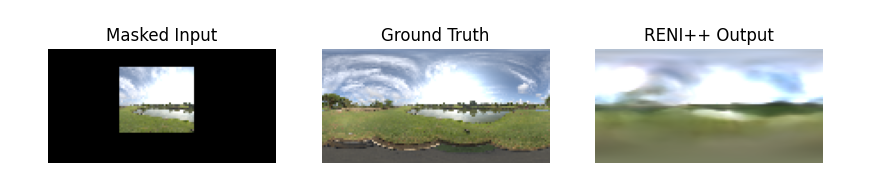
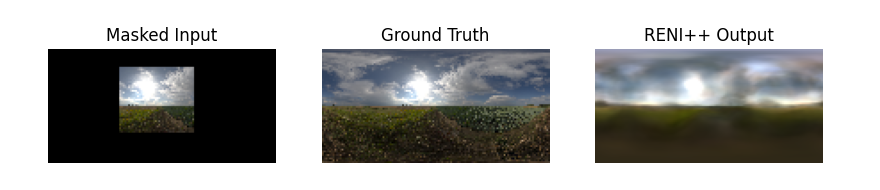
Before and after one commit to JADGardner/ns_reni, a Jupyter notebook: notebooks/outpainting_example.ipynb, the cells around one changed output. Cells and saved outputs as stored; diff of their text form; code cells hidden in the pictures.

Commit message:
inital updates to work with latest nerfstudio

```diff
--- a/notebooks/outpainting_example.ipynb
+++ b/notebooks/outpainting_example.ipynb
@@ -17,20 +17,20 @@ from reni.utils.utils import find_nerfstudio_project_root
 from reni.utils.colourspace import linear_to_sRGB
 
 project_root = find_nerfstudio_project_root(Path(os.getcwd()))
-# set current working directory to nerfstudio project root
 os.chdir(project_root)
 
 # setup config
-test_mode = 'val'
+test_mode = 'test'
 world_size = 1
 local_rank = 0
 device = 'cuda:0'
 
 reni_config = RENIField
-reni_config.config.load_dir = Path(f'/workspace/outputs/reni/reni_plus_plus_models/latent_dim_100/nerfstudio_models/')
+reni_config.config.load_dir = Path(f'output/model/reni_plus_plus_models/latent_dim_100/nerfstudio_models/')
 reni_config.config.load_step = 50000
-reni_config.config.pipeline.datamanager.dataparser.custom_val_folder = Path('/workspace/data/custom_data_folder') # Set to custom data folder of .exr environment maps
-reni_config.config.pipeline.datamanager.dataparser.eval_mask_path = Path('/workspace/data/RENI_HDR/masks/01.png') # Set to desired mask folder
+reni_config.config.pipeline.datamanager.dataparser.custom_val_folder = Path('test/') # Set to custom data folder of .exr environment maps
+reni_config.config.pipeline.datamanager.dataparser.eval_mask_path = Path('data/RENI_HDR/masks/01.png') # Set to desired mask folder
+reni_config.config.pipeline.test_mode = test_mode
 reni_config.config.pipeline.model_load_strict = False # As custom val folder is used, set to False
 reni_config.config.vis = "tensorboard"
 
@@ -119,29 +116,29 @@ with Progress(
 # %%
 # Ground truth image
 H, W = datamanager.eval_dataset.metadata['image_height'], datamanager.eval_dataset.metadata['image_width']
-idx, ray_bundle, batch = datamanager.next_eval_image(2)
+idx, ray_bundle, batch = datamanager.next_eval_image(3)
 img = batch['image'].reshape(H, W, 3)
 img_ldr = linear_to_sRGB(model.field.unnormalise(img))
 masked_ldr = img_ldr * batch['mask'].reshape(H, W, 1)
 
 # RENI++ outpainting
 latent_code_sample = latent_codes[ray_bundle.camera_indices.squeeze()] # [num_rays, latent_dim, 3]
 scale_sample = scale[ray_bundle.camera_indices.squeeze()] # [num_rays]
 model_outputs = model.get_outputs(ray_bundle, rotation=None, latent_codes=latent_code_sample, scale=scale_sample)
 rgb = model_outputs["rgb"].reshape(H, W, 3)
 rgb_ldr = linear_to_sRGB(model.field.unnormalise(rgb))
 rgb_ldr = rgb_ldr.cpu().detach().numpy()
 
 # plot masked image, img_ldr and model output
 fig, ax = plt.subplots(1, 3, figsize=(10, 5))
 ax[0].imshow(masked_ldr)
 ax[0].set_title('Masked Input')
 ax[1].imshow(img_ldr)
 ax[1].set_title('Ground Truth')
 ax[2].imshow(rgb_ldr)
 ax[2].set_title('RENI++ Output')
 for a in ax:
     a.axis('off')
 plt.show()
 # %% [output]
-[figure, old version]
+[figure, new version]
```
Also changed, not shown: parts of 2 cells of this notebook, 17 other files.
